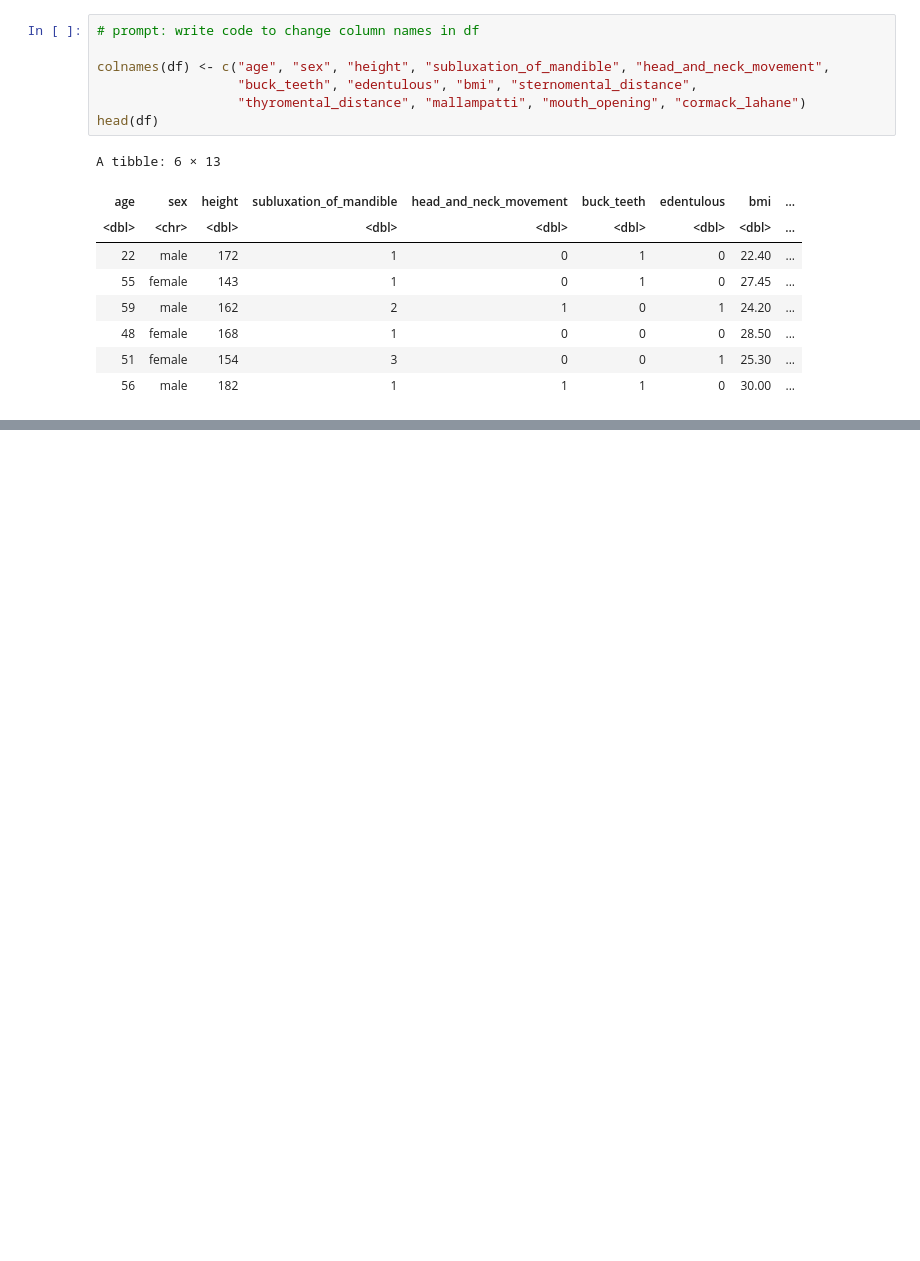
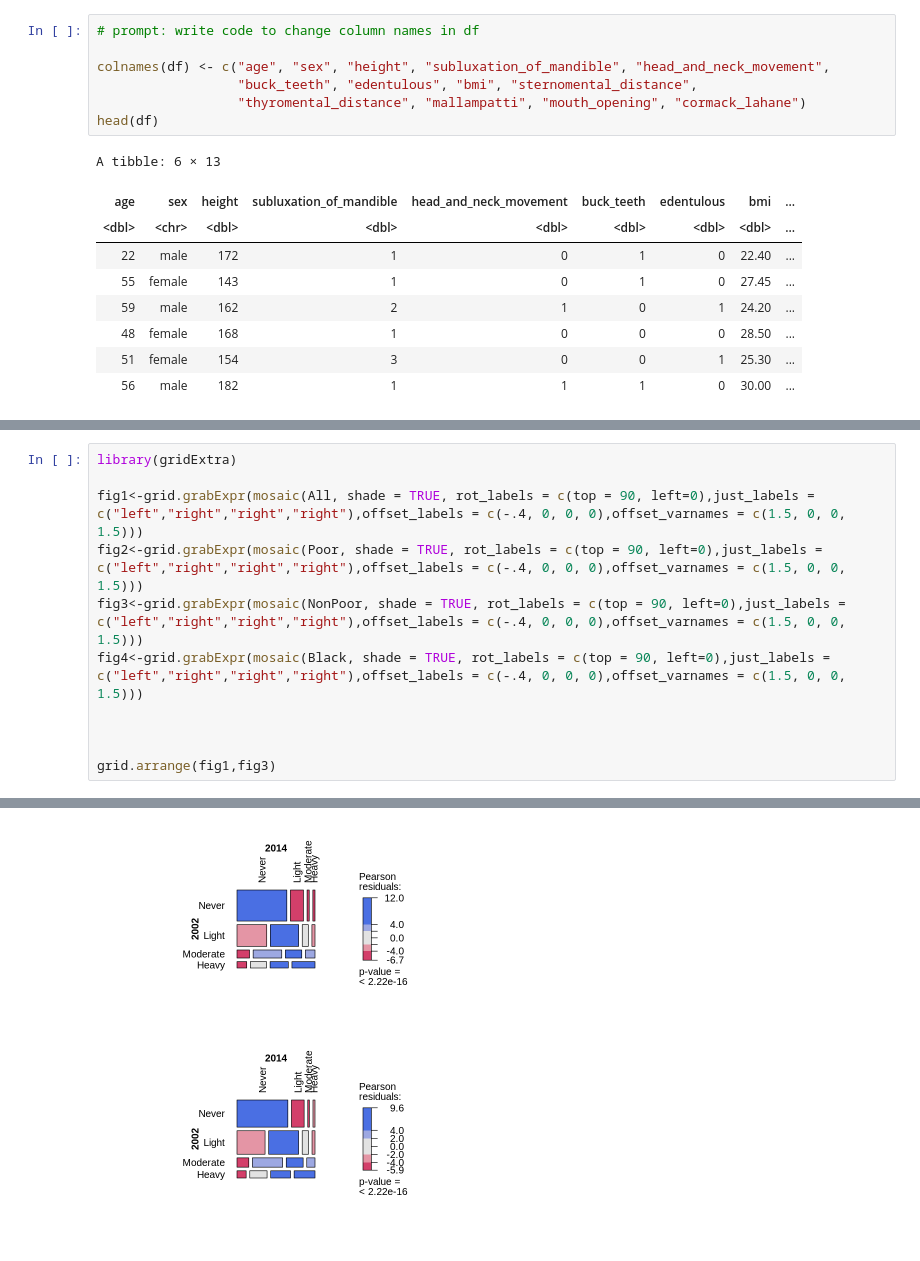
Before and after one commit to harnalashok/classification, a Jupyter notebook: airways_r.ipynb, the cells around one changed output, grey strips where cells are left out. Saved outputs shown, nothing was run; the diff lists cells and outputs as text; blank space fills up the shorter version.

```diff
--- a/airways_r.ipynb
+++ b/airways_r.ipynb
@@ -145,0 +213,12 @@ Warning message in grabDL(warn, wrap, wrap.grobs, ...):
+# %%
+library(gridExtra)
+
+fig1<-grid.grabExpr(mosaic(All, shade = TRUE, rot_labels = c(top = 90, left=0),just_labels = c("left","right","right","right"),offset_labels = c(-.4, 0, 0, 0),offset_varnames = c(1.5, 0, 0, 1.5)))
+fig2<-grid.grabExpr(mosaic(Poor, shade = TRUE, rot_labels = c(top = 90, left=0),just_labels = c("left","right","right","right"),offset_labels = c(-.4, 0, 0, 0),offset_varnames = c(1.5, 0, 0, 1.5)))
+fig3<-grid.grabExpr(mosaic(NonPoor, shade = TRUE, rot_labels = c(top = 90, left=0),just_labels = c("left","right","right","right"),offset_labels = c(-.4, 0, 0, 0),offset_varnames = c(1.5, 0, 0, 1.5)))
+fig4<-grid.grabExpr(mosaic(Black, shade = TRUE, rot_labels = c(top = 90, left=0),just_labels = c("left","right","right","right"),offset_labels = c(-.4, 0, 0, 0),offset_varnames = c(1.5, 0, 0, 1.5)))
+
+
+
+grid.arrange(fig1,fig3)
+# %% [output]
@@ -145,0 +241 @@ Warning message in grabDL(warn, wrap, wrap.grobs, ...):
+[figure, added]
```
Also changed, not shown: parts of 11 cells of this notebook.
